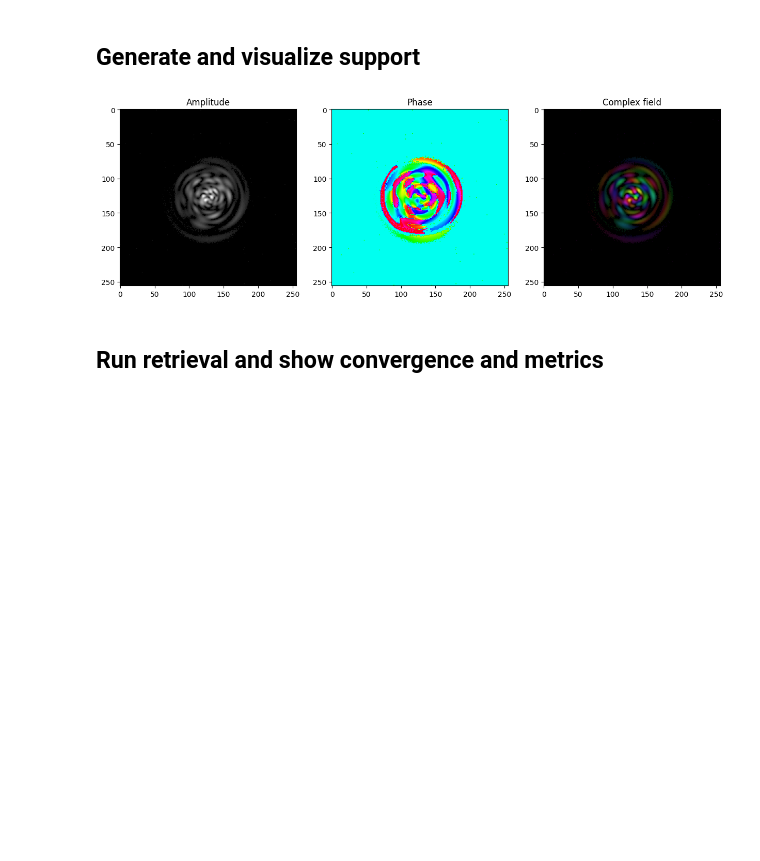
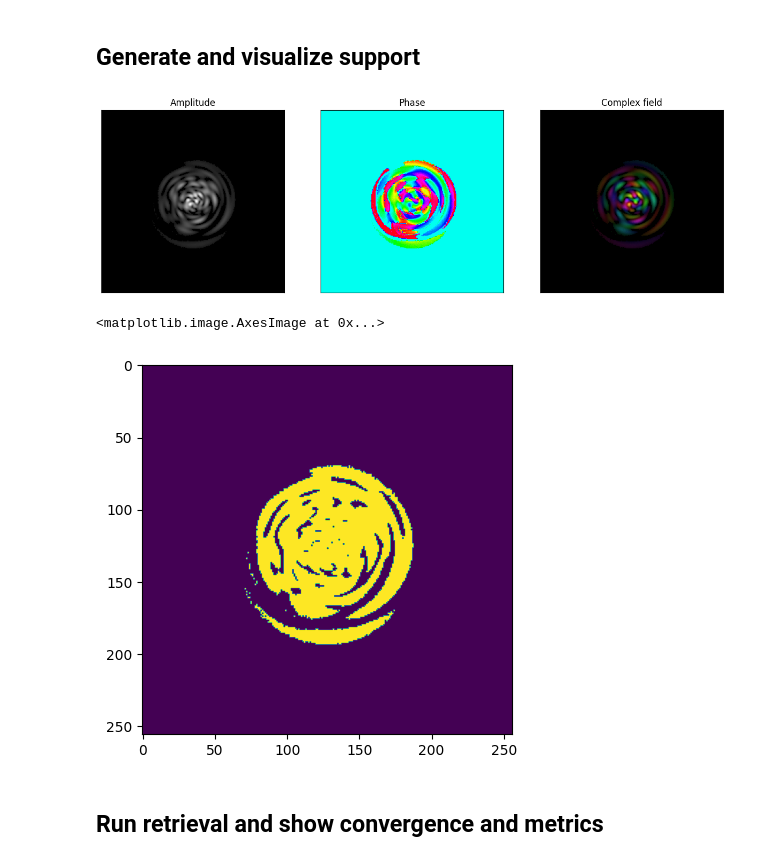
Before and after one commit to jysru/Speckle-Retrieval, a Jupyter notebook: notebooks/check_noise.ipynb, the cells around one changed output. Saved outputs shown, nothing was run; the diff lists cells and outputs as text; code cells hidden in the pictures; blank space fills up the shorter version.

```diff
--- a/notebooks/check_noise.ipynb
+++ b/notebooks/check_noise.ipynb
@@ -18,8 +18,8 @@ _ = speckleret.plots.compare_complex_fields(field, ft)
 # %% [markdown]
 ## Generate a noisy field
 # %%
-noisy_field = speckleret.noise.add_complex_noise(field, intens_noise_std=0.003, phase_noise_std=0, wavelength=1064e-9)
-noisy_ft = speckleret.noise.add_complex_noise(ft, intens_noise_std=0.003, phase_noise_std=0, wavelength=1064e-9)
+noisy_field = speckleret.noise.add_complex_noise(field, intens_noise_std=0.001, phase_noise_std=1064e-9/100, wavelength=1064e-9)
+noisy_ft = speckleret.noise.add_complex_noise(ft, intens_noise_std=0.001, phase_noise_std=1064e-9/100, wavelength=1064e-9)
 # noisy_ft = speckleret.transforms.fourier_transform(noisy_field, pad=2)
-_ = speckleret.plots.compare_complex_fields(noisy_field, noisy_ft)
+_ = speckleret.plots.compare_complex_fields(noisy_field, noisy_ft, remove_ticks=True)
 # %% [output]
@@ -29,9 +29,14 @@ _ = speckleret.plots.compare_complex_fields(noisy_field, noisy_ft)
 # %%
 support = speckleret.supports.threshold_support(noisy_field, threshold=0.01)
 supported_field = noisy_field * support
-_ = speckleret.plots.complex_imshow(supported_field)
+_ = speckleret.plots.complex_imshow(supported_field, remove_ticks=True)
+plt.show()
+
+plt.imshow(support)
 # %% [output]
-[figure, old version]
+[figure, new version]
+<matplotlib.image.AxesImage at 0x...>
+[figure, added]
 # %% [markdown]
 ## Run retrieval and show convergence and metrics
 # %%
```
Also changed, not shown: parts of 5 cells of this notebook, 2 other files.
